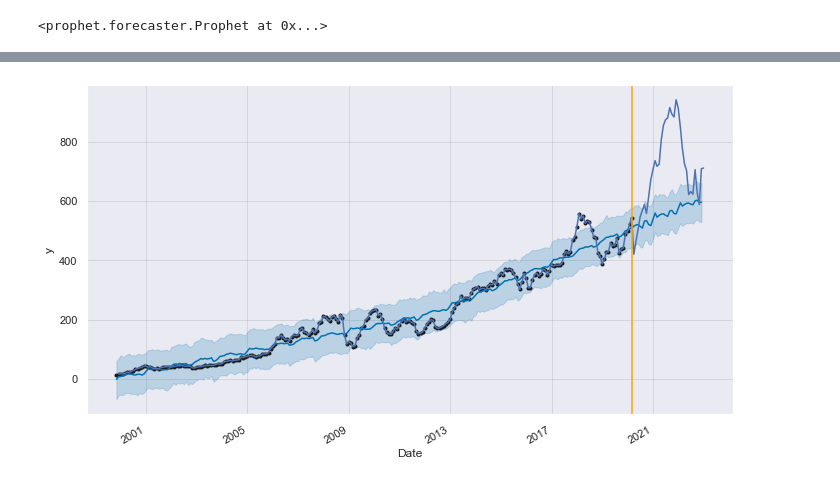
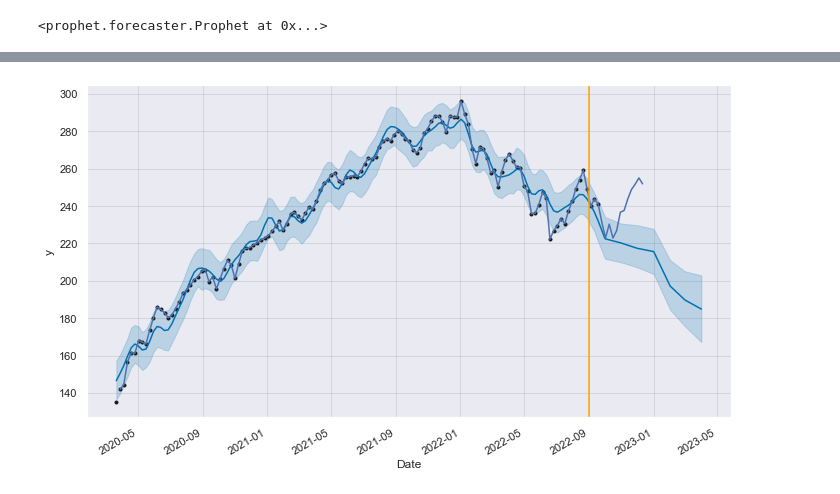
Before and after one commit to RohitRanjan1812/OPA_repo, a Jupyter notebook: 002_timeseries_prediction.ipynb, the cells around one changed output, grey strips where cells are left out. Cells and saved outputs as stored; diff of their text form; code cells hidden in the pictures.

```diff
--- a/002_timeseries_prediction.ipynb
+++ b/002_timeseries_prediction.ipynb
@@ -336,4 +394,6 @@ ax.set_title('Linear model');
 # %%
-df_ts_monthly_lin['Lag_1'] = df_ts_monthly_lin['BLK'].shift(1)
+#df_ts_monthly_lin['Lag_1'] = df_ts_monthly_lin['BLK'].shift(1)
+df_ts_monthly_lin['Lag_1'] = df_ts_monthly_lin[[0]].shift(1)
+
 df_ts_monthly_lin.head()
 # %% [output]
@@ -394,15 +462,20 @@ df_ts_monthly_lin_save = pd.DataFrame(df_ts_monthly_save, index=df_ts_monthly_sa
 df_ts_monthly_lin_save['Time'] = np.arange(len(df_ts_monthly_lin_save.index))
 
 X_save = df_ts_monthly_lin_save.loc[:, ['Time']]
-df_ts_monthly_lin_save['Lag_1'] = df_ts_monthly_lin_save['BLK'].shift(1)
+##df_ts_monthly_lin_save['Lag_1'] = df_ts_monthly_lin_save['BLK'].shift(1)
+df_ts_monthly_lin_save['Lag_1'] = df_ts_monthly_lin_save[0].shift(1)
+
 
 X_save = df_ts_monthly_lin_save.loc[:, ['Lag_1']]
 X_save.dropna(inplace=True)
-y_save = df_ts_monthly_lin_save.loc[:, 'BLK']
+y_save = df_ts_monthly_lin_save.loc[:, 0]
+##y_save = df_ts_monthly_lin_save.loc[:, 'BLK']
+
 y_save, X_save = y_save.align(X_save, join='inner')
 
 # same as before without model fit!
-y_pred_save = pd.DataFrame(model_lin.predict(X_save), index=X_save.index, columns=['BLK lag'] )
+##y_pred_save = pd.DataFrame(model_lin.predict(X_save), index=X_save.index, columns=['BLK lag'] )
+y_pred_save = pd.DataFrame(model_lin.predict(X_save), index=X_save.index, columns=[0] )
 
 
 fig, ax = plt.subplots(figsize = (15,5))
@@ -439,5 +504,7 @@ df_ts_monthly_lin.head()
 # %%
-df_ts_monthly_pt=df_ts_monthly_lin.rename(columns={'BLK': 'y'})
+##df_ts_monthly_pt=df_ts_monthly_lin.rename(columns={'BLK': 'y'})
+df_ts_monthly_pt=df_ts_monthly_lin.rename(columns={0: 'y'})
+
 df_ts_monthly_pt['ds']=df_ts_monthly_pt.index
 df_ts_monthly_pt=df_ts_monthly_pt.drop({'Lag_1','Time'},axis=1)
 df_ts_monthly_pt.head()
@@ -457,7 +524,7 @@ INFO:prophet:Disabling weekly seasonality. Run prophet with weekly_seasonality=T
 INFO:prophet:Disabling daily seasonality. Run prophet with daily_seasonality=True to override this.
 <prophet.forecaster.Prophet at 0x...>
 # %%
-future_dates = model_pt.make_future_dataframe(periods=pred_period-2, freq='MS') # why we need 2?
+future_dates = model_pt.make_future_dataframe(periods=pred_period-5, freq='MS') # why we need 2? BLK: 2
 future_dates.tail()
 # %% [output]
 |  | ds |
@@ -479,10 +546,10 @@ forecast[['ds', 'yhat', 'yhat_lower', 'yhat_upper']].head()
 # %%
 model_pt.plot(forecast, uncertainty=True)
 
 ax = y_save.plot()
-plt.axvline(x= dt.date(2020,3,1), color='orange');
+plt.axvline(x= dt.date(2022,9,1), color='orange');
 # %% [output]
-[figure, old version]
+[figure, new version]
 # %%
 model_pt.plot_components(forecast)
 # %% [output]
```
Also changed, not shown: parts of 35 cells of this notebook.
